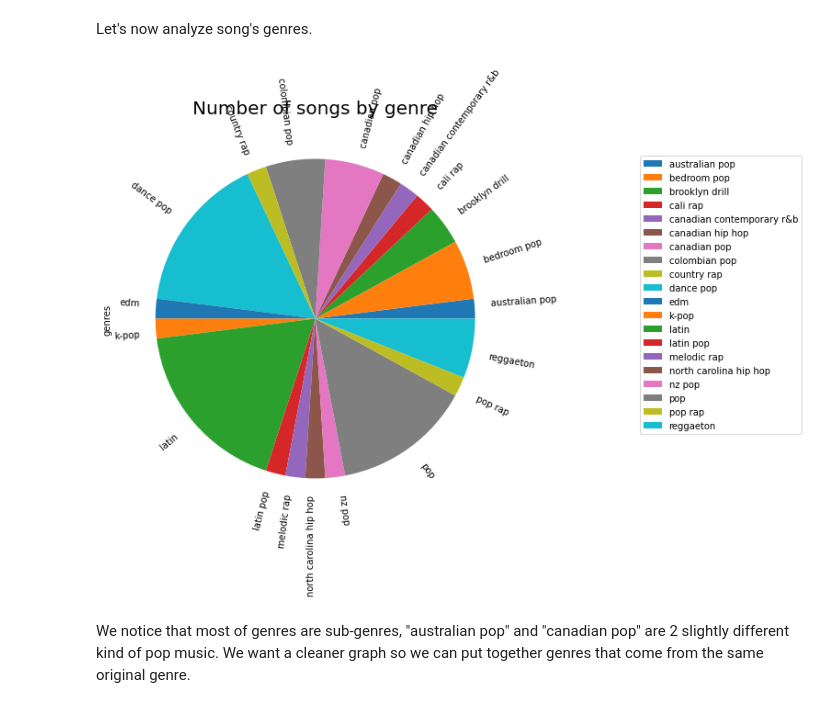
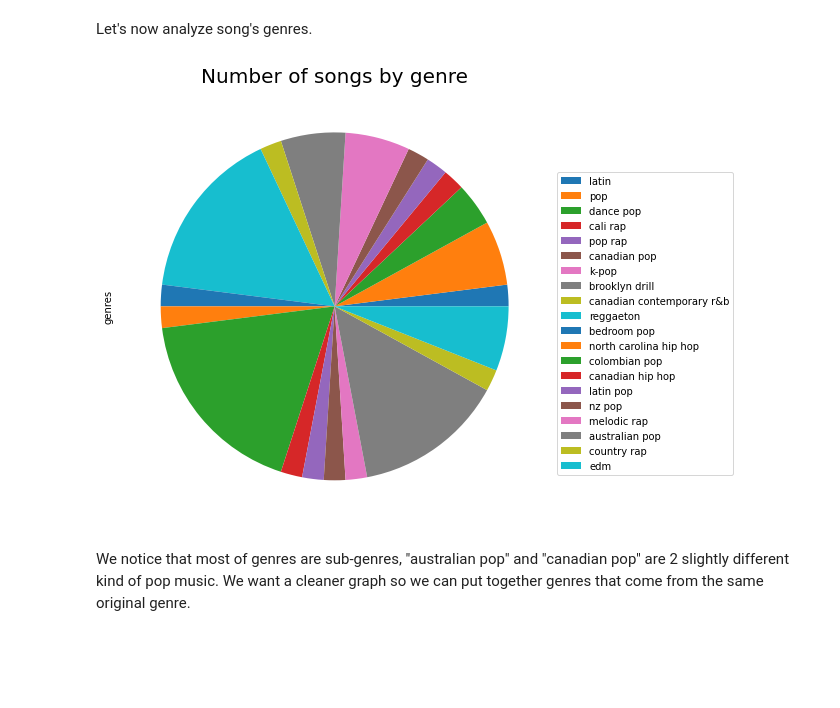
Before and after one commit to marco-ardi/Spotify-Api-s-Tutorial, a Jupyter notebook: Tutorial API Spotify.ipynb, the cells around one changed output. Cells and saved outputs as stored; diff of their text form; code cells hidden in the pictures; blank space fills up the shorter version.

Commit message:
fixed plot and exported to .html

```diff
--- a/Tutorial API Spotify.ipynb
+++ b/Tutorial API Spotify.ipynb
@@ -304,12 +306,13 @@ Let's now analyze song's genres.
 # %%
 from matplotlib import pyplot as plt
 plt.figure(figsize=(8,8))
-df.groupby('genres')['genres'].count().plot.pie(rotatelabels=True)
-plt.legend(loc="lower left", bbox_to_anchor=(1.3,0.2))
+my_labels = df['genres'].unique()
+df.groupby('genres')['genres'].count().plot.pie(labels=None)
+plt.legend(loc="lower left", labels=my_labels, bbox_to_anchor=(1.0,0.1))
 plt.title("Number of songs by genre", fontsize=20)
 plt.show()
 # %% [output]
-[figure, old version]
+[figure, new version]
 # %% [markdown]
 We notice that most of genres are sub-genres, "australian pop" and "canadian pop" are 2 slightly different kind of pop music.
 We want a cleaner graph so we can put together genres that come from the same original genre.
```
Also changed, not shown: parts of 5 cells of this notebook, 1 other file.
